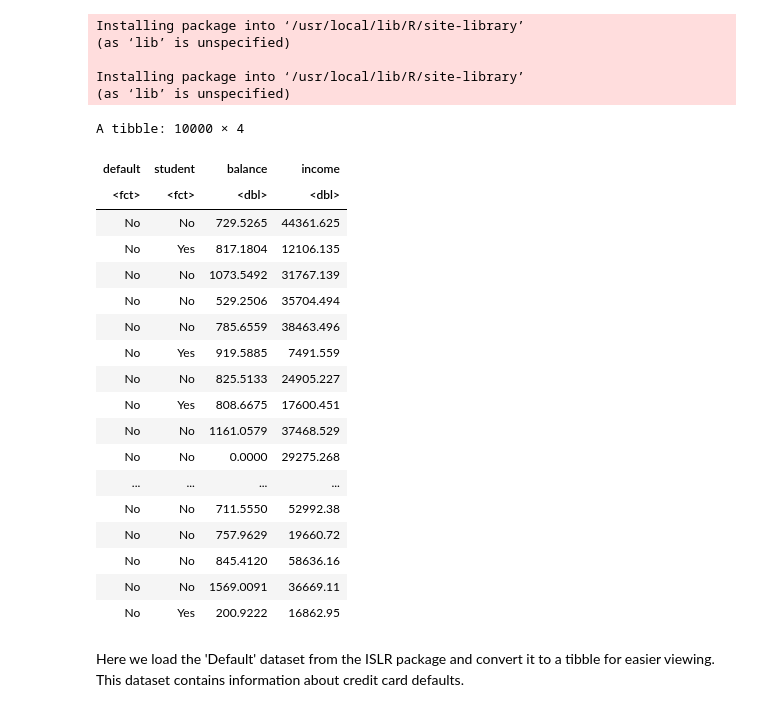
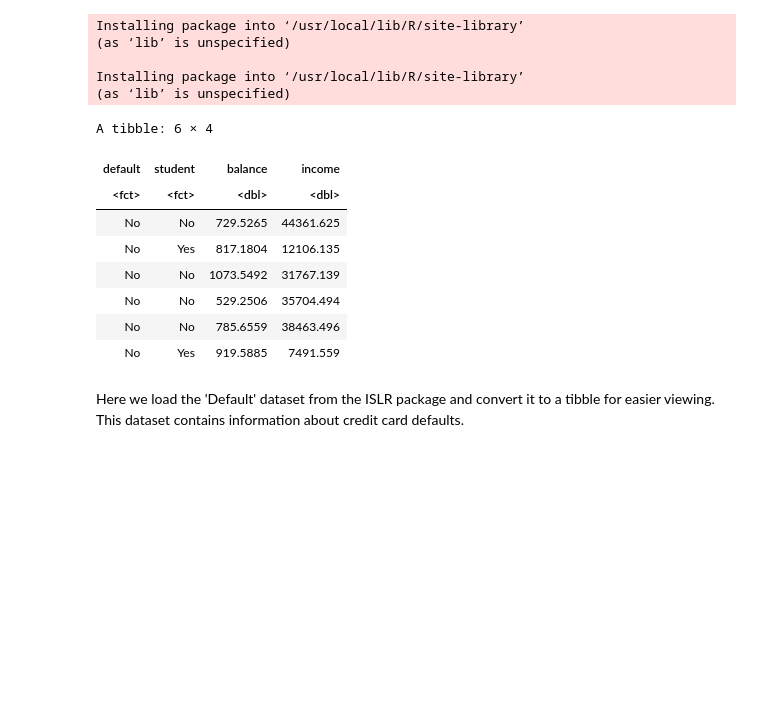
Before and after one commit to HamidBekamiri/-konometri-II, a Jupyter notebook: 01_DataScienceOverview_Solutions.ipynb, the cells around one changed output. Cells and saved outputs as stored; diff of their text form; code cells hidden in the pictures; blank space fills up the shorter version.

```diff
--- a/01_DataScienceOverview_Solutions.ipynb
+++ b/01_DataScienceOverview_Solutions.ipynb
@@ -456,27 +440,17 @@ Installing package into ‘/usr/local/lib/R/site-library’
 # %%
 library(ISLR)
 library(tibble)
-as_tibble(Default)
+head(as_tibble(Default))
 # %% [output]
-A tibble: 10000 × 4
+A tibble: 6 × 4
 | default | student | balance | income |
 | <fct> | <fct> | <dbl> | <dbl> |
 | No | No | 729.5265 | 44361.625 |
 | No | Yes | 817.1804 | 12106.135 |
 | No | No | 1073.5492 | 31767.139 |
 | No | No | 529.2506 | 35704.494 |
 | No | No | 785.6559 | 38463.496 |
 | No | Yes | 919.5885 | 7491.559 |
-| No | No | 825.5133 | 24905.227 |
-| No | Yes | 808.6675 | 17600.451 |
-| No | No | 1161.0579 | 37468.529 |
-| No | No | 0.0000 | 29275.268 |
-| ... | ... | ... | ... |
-| No | No | 711.5550 | 52992.38 |
-| No | No | 757.9629 | 19660.72 |
-| No | No | 845.4120 | 58636.16 |
-| No | No | 1569.0091 | 36669.11 |
-| No | Yes | 200.9222 | 16862.95 |
 # %% [markdown]
 Here we load the 'Default' dataset from the ISLR package and convert it to a tibble for easier viewing. This dataset contains information about credit card defaults.
 # %%
```
Also changed, not shown: parts of 4 cells of this notebook.
